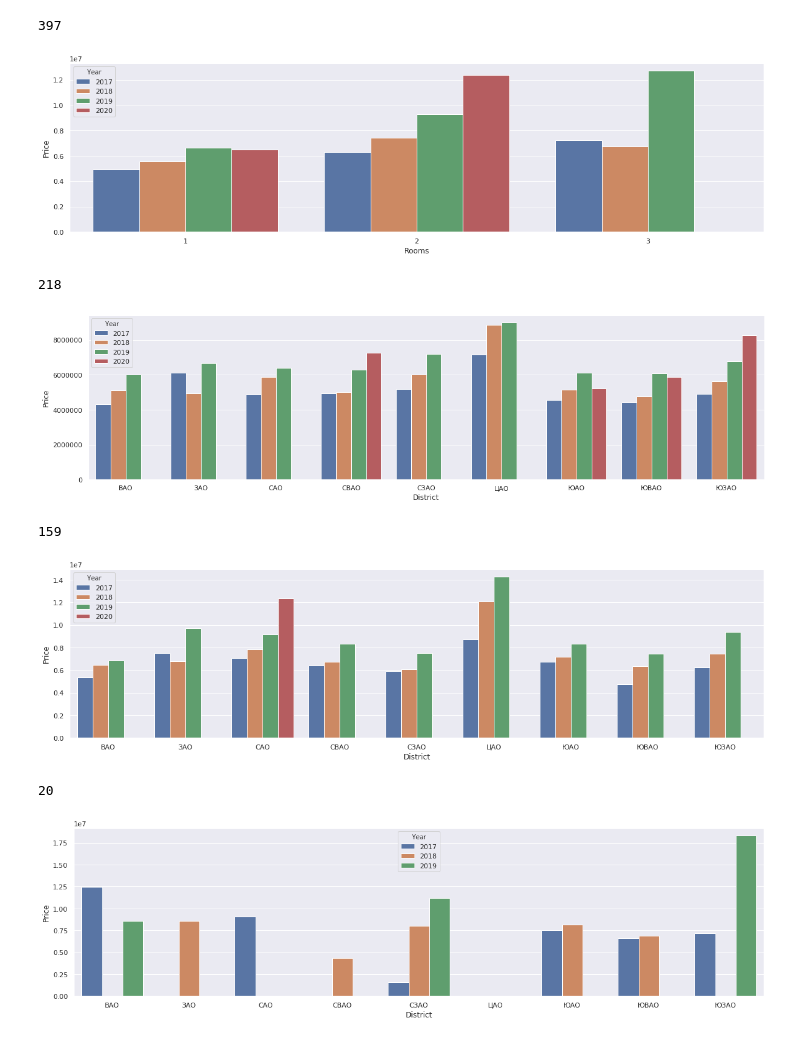
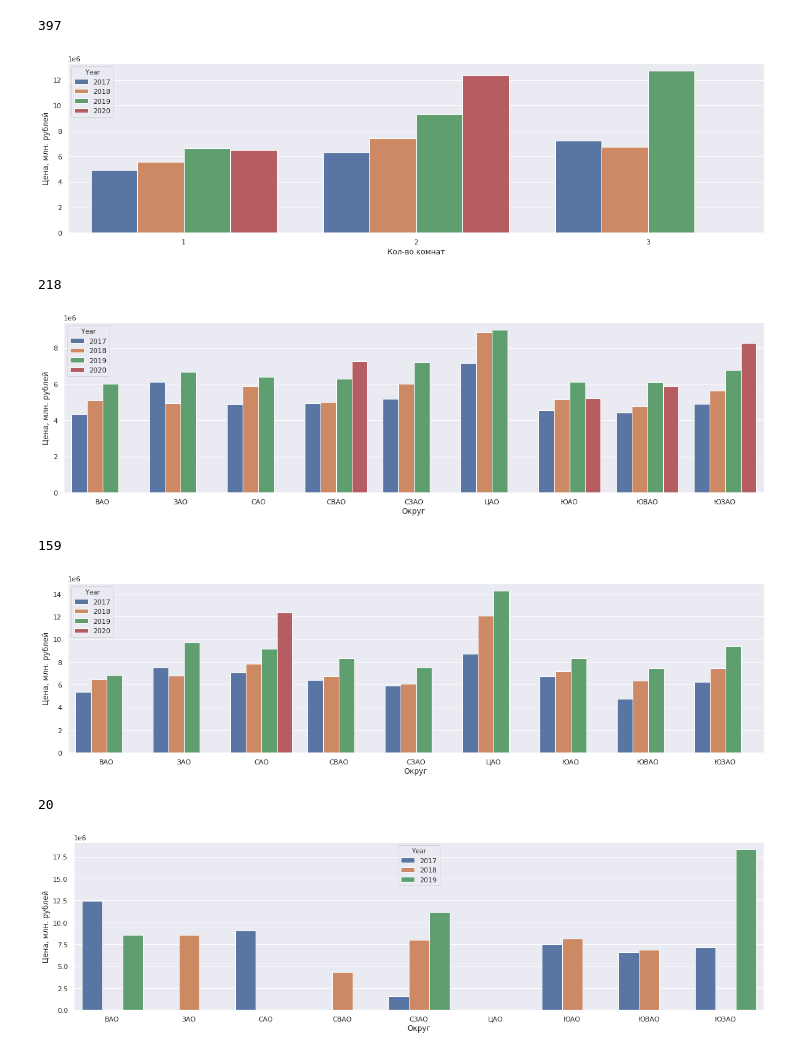
Before and after one commit to cdies/msgr, a Jupyter notebook: statistics.ipynb, the cells around one changed output. Drawn from its saved outputs; the diff is of its cells as text; code cells hidden in the pictures.

Commit message:
Fix barplots.

```diff
--- a/statistics.ipynb
+++ b/statistics.ipynb
@@ -92,30 +92,38 @@ len(df)
 # %% [output]
 397
 # %%
-sns.barplot(x="Rooms", y="Price", hue="Year", data=df, estimator=np.mean, ci=None);
+plt.ticklabel_format(axis='y', style='sci', scilimits=(6,6))
+ax = sns.barplot(x="Rooms", y="Price", hue="Year", data=df, estimator=np.mean, ci=None)
+ax.set(xlabel='Кол-во комнат', ylabel='Цена, млн. рублей');
 # %% [output]
-[figure, old version]
+[figure, new version]
 # %%
 len(df[df['Rooms'] == 1])
 # %% [output]
 218
 # %%
-sns.barplot(x="District", y="Price", hue="Year", data=df[df['Rooms'] == 1], estimator=np.mean, ci=None, order=np.sort(df['District'].unique()) );
+plt.ticklabel_format(axis='y', style='sci', scilimits=(6,6))
+ax = sns.barplot(x="District", y="Price", hue="Year", data=df[df['Rooms'] == 1], estimator=np.mean, ci=None, order=np.sort(df['District'].unique()) )
+ax.set(xlabel='Округ', ylabel='Цена, млн. рублей');
 # %% [output]
-[figure, old version]
+[figure, new version]
 # %%
 len(df[df['Rooms'] == 2])
 # %% [output]
 159
 # %%
-sns.barplot(x="District", y="Price", hue="Year", data=df[df['Rooms'] == 2], estimator=np.mean, ci=None, order=np.sort(df['District'].unique()) );
+plt.ticklabel_format(axis='y', style='sci', scilimits=(6,6))
+ax = sns.barplot(x="District", y="Price", hue="Year", data=df[df['Rooms'] == 2], estimator=np.mean, ci=None, order=np.sort(df['District'].unique()) )
+ax.set(xlabel='Округ', ylabel='Цена, млн. рублей');
 # %% [output]
-[figure, old version]
+[figure, new version]
 # %%
 len(df[df['Rooms'] == 3])
 # %% [output]
 20
 # %%
-sns.barplot(x="District", y="Price", hue="Year", data=df[df['Rooms'] == 3], estimator=np.mean, ci=None, order=np.sort(df['District'].unique()) );
+plt.ticklabel_format(axis='y', style='sci', scilimits=(6,6))
+ax = sns.barplot(x="District", y="Price", hue="Year", data=df[df['Rooms'] == 3], estimator=np.mean, ci=None, order=np.sort(df['District'].unique()) )
+ax.set(xlabel='Округ', ylabel='Цена, млн. рублей');
 # %% [output]
-[figure, old version]
+[figure, new version]
```
